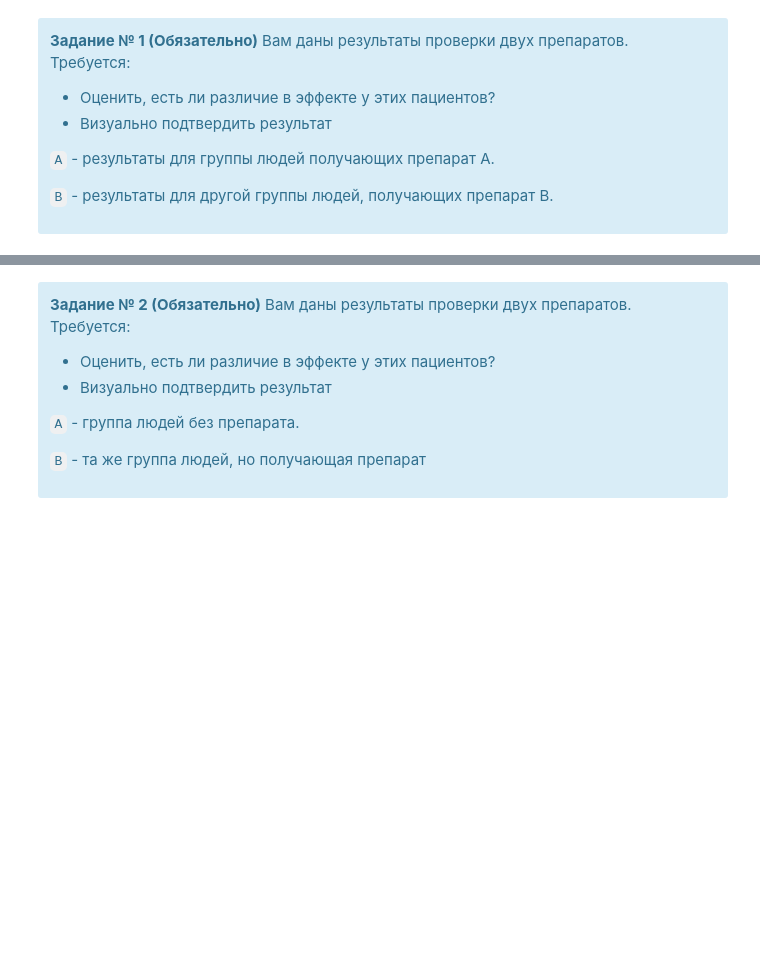
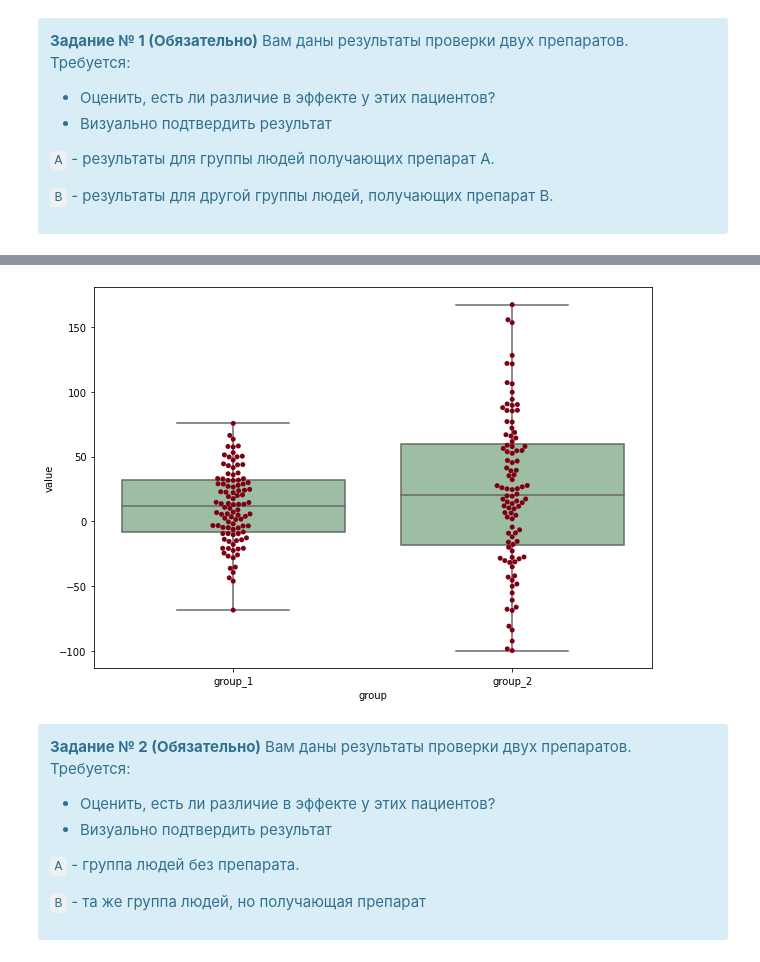
Before and after one commit to WNick-main/netology, a Jupyter notebook: HW-20.ipynb, the cells around one changed output, grey strips where cells are left out. Drawn from its saved outputs; the diff is of its cells as text; code cells hidden in the pictures; blank space fills up the shorter version.

```diff
--- a/HW-20.ipynb
+++ b/HW-20.ipynb
@@ -41,3 +77,14 @@ NameError: name 'np' is not defined
+# %%
+data_group = pd.DataFrame()
+data_group['value'] = np.append(A, B)
+data_group['group'] = ['group_1']*len(A)+['group_2']*len(B)
+
+plt.figure(figsize=(10, 7))
+ax = sns.boxplot(x='group', y='value', data=data_group, color='#99c2a2')
+ax = sns.swarmplot(x="group", y="value", data=data_group, color='#7d0013')
+plt.show()
+# %% [output]
+[figure, added]
 # %% [markdown]
 <div class="alert alert-info">
 <b>Задание № 2 (Обязательно)</b>
```
Also changed, not shown: parts of 32 cells of this notebook, 1 other file.
